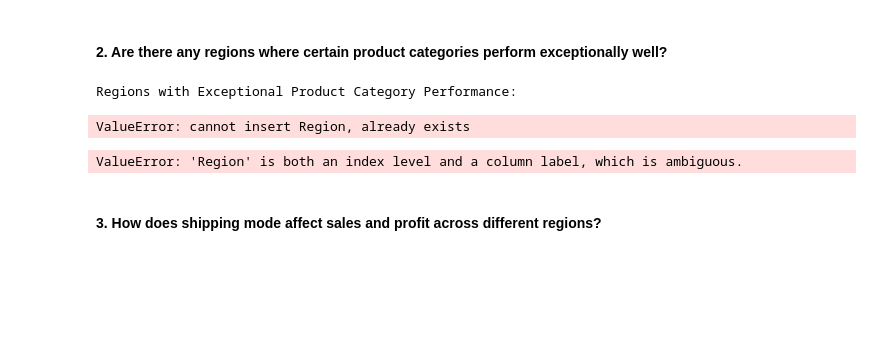
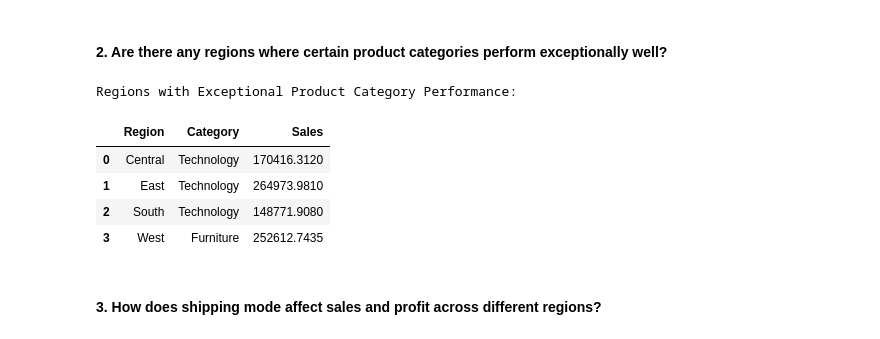
Before and after one commit to MahmoudNamNam/Data-Analysis-Projects, a Jupyter notebook: SuperStore/SuperStore.ipynb, the cells around one changed output. Cells and saved outputs as stored; diff of their text form; code cells hidden in the pictures; blank space fills up the shorter version.

```diff
--- a/SuperStore/SuperStore.ipynb
+++ b/SuperStore/SuperStore.ipynb
@@ -1329,29 +1329,20 @@ plt.show()
 # %%
 region_category_sales = df.groupby(['Region', 'Category'])['Sales'].sum()
 
 # Identify regions with exceptional performance (highest sales per category within each region)
 exceptional_regions = region_category_sales.reset_index().groupby('Region').apply(lambda x: x.loc[x['Sales'].idxmax()])
 
 # Display regions where certain product categories perform exceptionally well
 print("Regions with Exceptional Product Category Performance:")
-exceptional_regions.reset_index()
+exceptional_regions = exceptional_regions.reset_index(drop=True)
+exceptional_regions
 # %% [output]
 Regions with Exceptional Product Category Performance:
-ValueError: cannot insert Region, already exists
+|  | Region | Category | Sales |
+| 0 | Central | Technology | 170416.3120 |
+| 1 | East | Technology | 264973.9810 |
+| 2 | South | Technology | 148771.9080 |
+| 3 | West | Furniture | 252612.7435 |
-# %%
-
-for region, data in exceptional_regions.groupby('Region'):
-    plt.bar(data['Category'], data['Sales'], label=region)
-
-plt.title('Top-Performing Product Categories by Sales in Each Region')
-plt.xlabel('Product Category')
-plt.ylabel('Total Sales')
-plt.xticks(rotation=45, ha='right')
-plt.legend(title='Region')
-plt.tight_layout()
-plt.show()
-# %% [output]
-ValueError: 'Region' is both an index level and a column label, which is ambiguous.
 # %% [markdown]
 #### 3. How does shipping mode affect sales and profit across different regions?
 # %%
```
Also changed, not shown: parts of 9 cells of this notebook.
